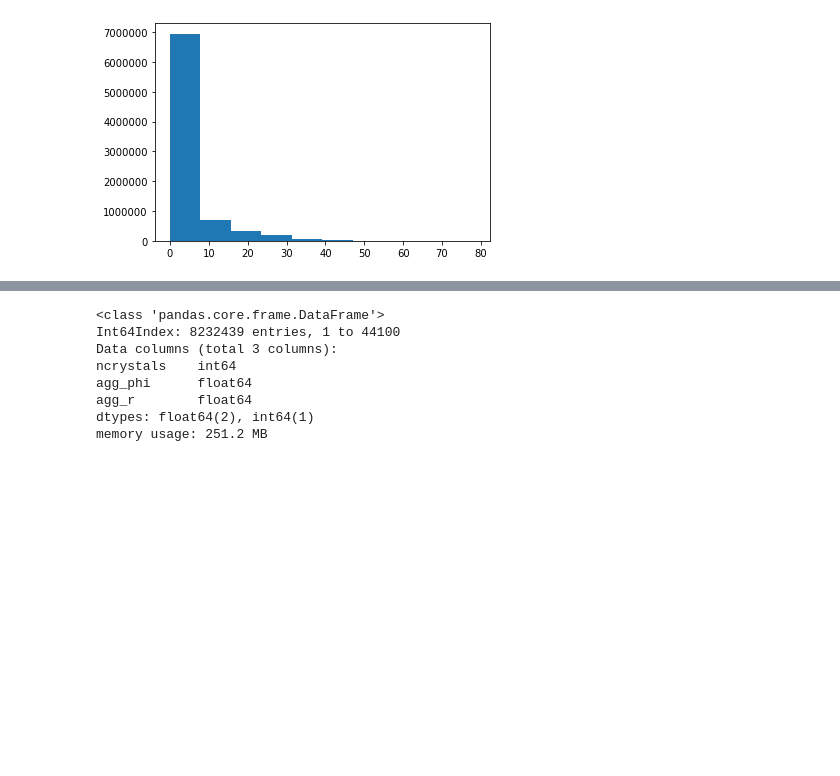
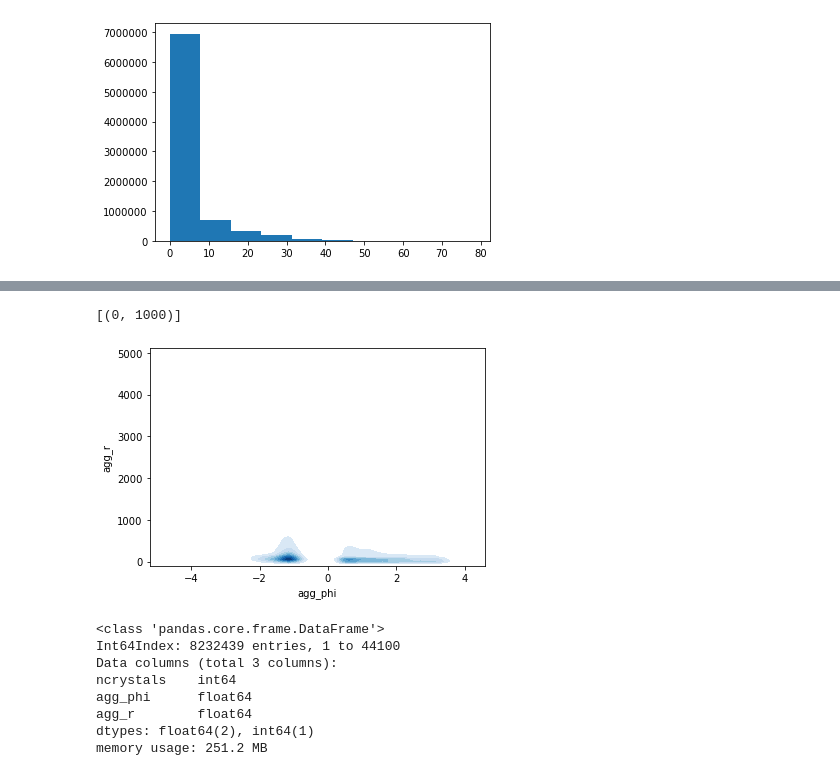
Before and after one commit to vprzybylo/IPAS, a Jupyter notebook: Manipulte_DF.ipynb, the cells around one changed output, grey strips where cells are left out. Cells and saved outputs as stored; diff of their text form; code cells hidden in the pictures; blank space fills up the shorter version.

```diff
--- a/Manipulte_DF.ipynb
+++ b/Manipulte_DF.ipynb
@@ -368,0 +373,4 @@ i =  0
+# %%
+%time sns.kdeplot(np.log(df_repart.agg_phi.compute()), df_repart.agg_r.compute(),cmap="Blues", shade=True, shade_lowest=False)
+sns.plt.ylim(0, 1000)
+# %% [output]
@@ -369,3 +379,5 @@ i =  0
+[(0, 1000)]
+[figure, added]
 # %%
 # Create the pandas DataFrame
 data = [{'0':4, '1': 2, '2':3}, {'0': 10, '1': 20, '2': 30}]
```
Also changed, not shown: parts of 13 cells of this notebook.
